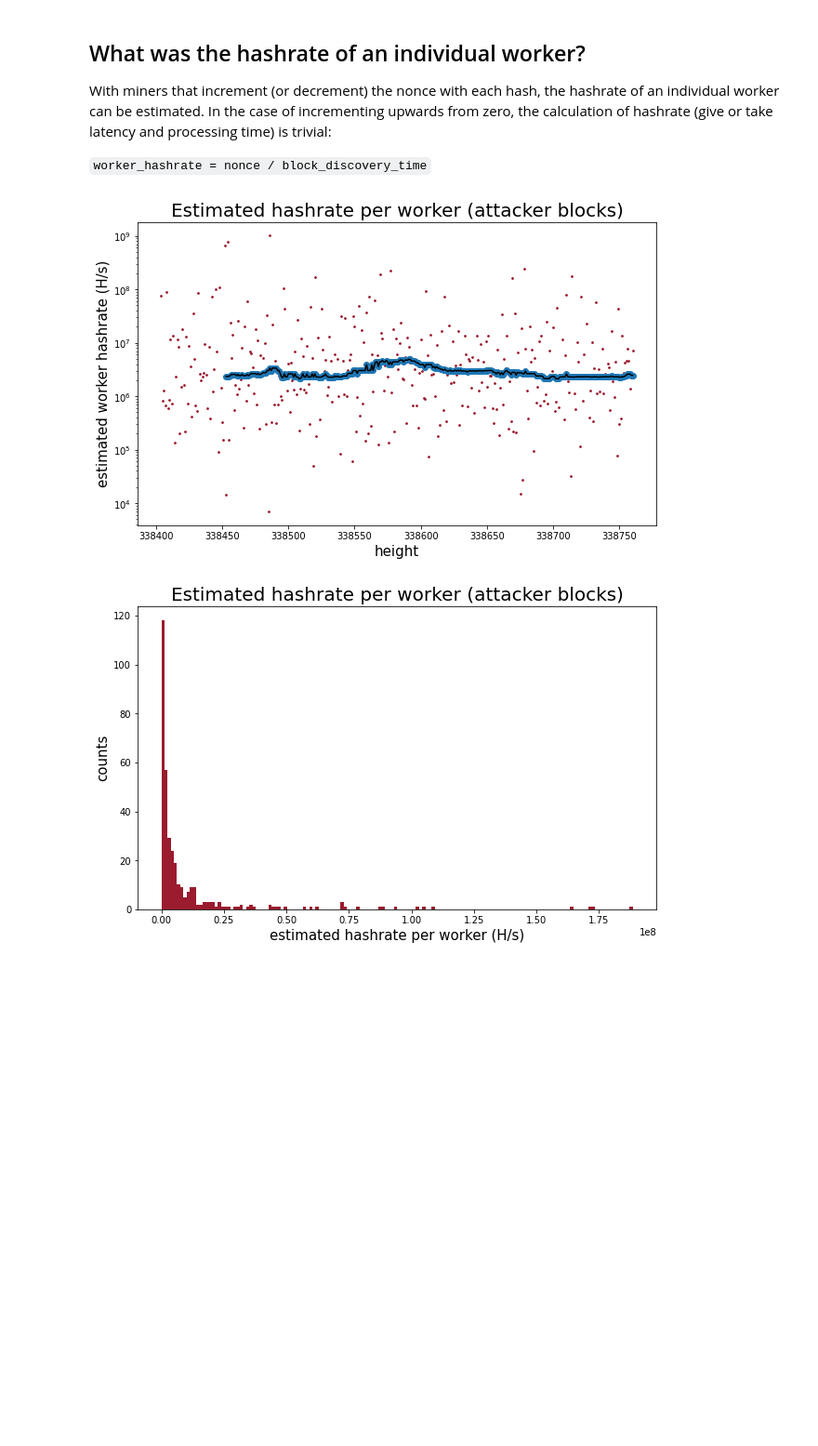
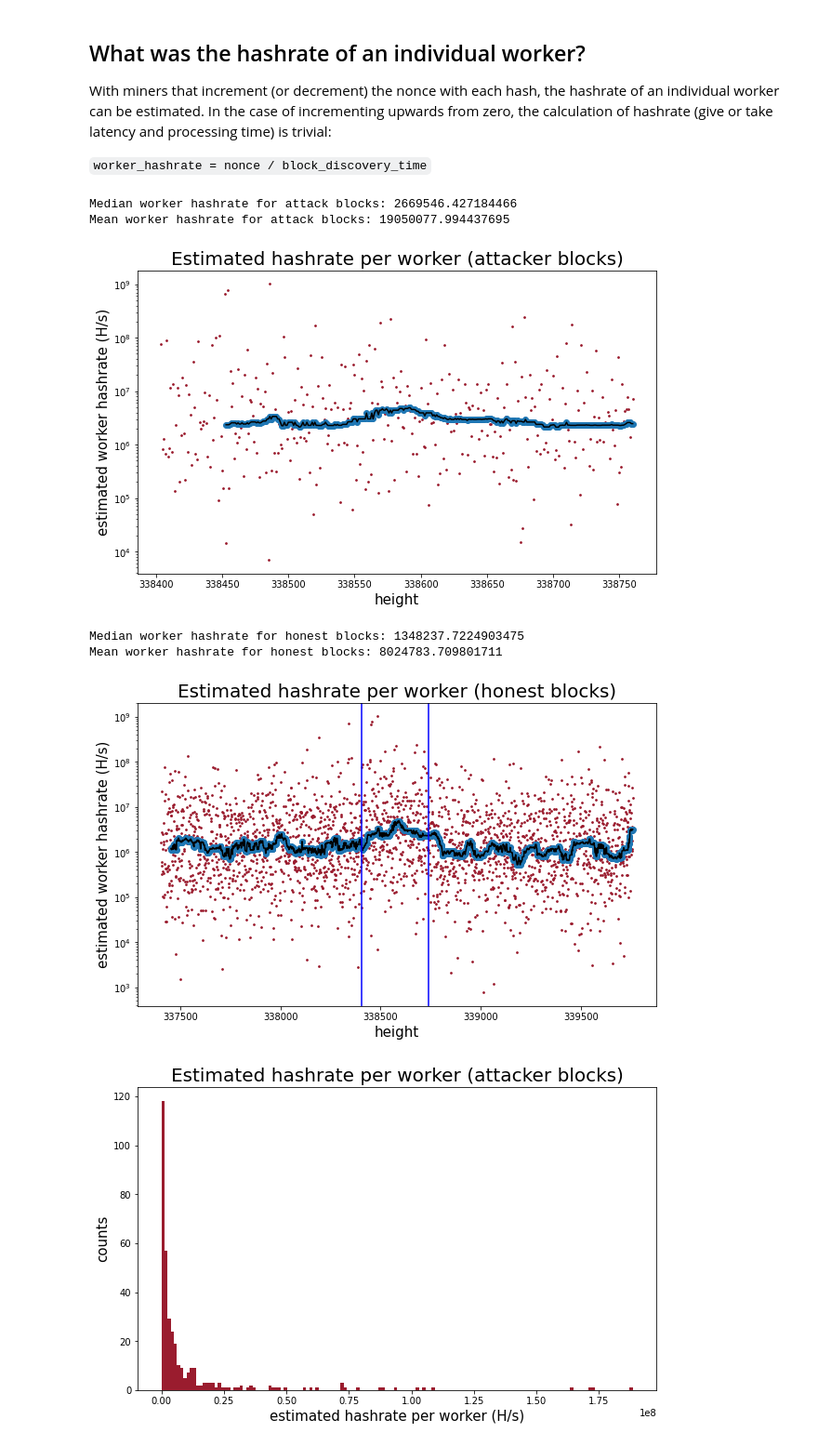
Before and after one commit to Mitchellpkt/firo-forensics, a Jupyter notebook: analysis/jupyter-python-firo-forensics.ipynb, the cells around one changed output. Shown at 93% size. Saved outputs shown, nothing was run; the diff lists cells and outputs as text; code cells hidden in the pictures; blank space fills up the shorter version.

Commit message:
adds rolling hashrate estimates over a wider window

```diff
--- a/analysis/jupyter-python-firo-forensics.ipynb
+++ b/analysis/jupyter-python-firo-forensics.ipynb
@@ -259,8 +259,31 @@ for height_index in range(len(attacker_heights)):
 attacker_blocks_df['discovery_time'] = attacker_blocks_df['time'].diff()
 attacker_blocks_df['estimated_hashes_per_sec'] = attacker_blocks_df['nonce']  / attacker_blocks_df['discovery_time']
 isli.scatter(attacker_blocks_df['height'][1::], attacker_blocks_df['estimated_hashes_per_sec'][1::], xlabel='height', ylabel='estimated worker hashrate (H/s)', markercolor=firo_red_array, figsize=(10,6), title='Estimated hashrate per worker (attacker blocks)', yscale='log', rollingMedianBinWidth=50);
+print('Median worker hashrate for attack blocks: ' + str(np.nanmedian(attacker_blocks_df['estimated_hashes_per_sec'])))
+print('Mean worker hashrate for attack blocks: ' + str(np.nanmean(attacker_blocks_df['estimated_hashes_per_sec'])))
 # %% [output]
+Median worker hashrate for attack blocks: 2669546.427184466
+Mean worker hashrate for attack blocks: 19050077.994437695
 [figure]
+# %%
+height_window_width = 1000
+honest_heights = list(set(range(338403-height_window_width, 338760+height_window_width)) - set(others_heights))
+honest_blocks_df = pd.DataFrame()
+for height_index in range(len(honest_heights)):
+    thisHeight = honest_heights[height_index]
+    honest_blocks_df = honest_blocks_df.append(active_blocks[active_blocks['height'] == thisHeight])
+honest_blocks_df['discovery_time'] = honest_blocks_df['time'].diff()
+honest_blocks_df['estimated_hashes_per_sec'] = honest_blocks_df['nonce']  / honest_blocks_df['discovery_time']
+isli.scatter(honest_blocks_df['height'][1::], honest_blocks_df['estimated_hashes_per_sec'][1::], xlabel='height', ylabel='estimated worker hashrate (H/s)', markercolor=firo_red_array, figsize=(10,6), title='Estimated hashrate per worker (honest blocks)', yscale='log', rollingMedianBinWidth=50)
+plt.axvline(x=first_attack_block, color='b')
+plt.axvline(x=last_attack_block, color='b');
+np.nanmedian(honest_blocks_df['estimated_hashes_per_sec'])
+print('Median worker hashrate for honest blocks: ' + str(np.nanmedian(honest_blocks_df['estimated_hashes_per_sec'])))
+print('Mean worker hashrate for honest blocks: ' + str(np.nanmean(honest_blocks_df['estimated_hashes_per_sec'])))
+# %% [output]
+Median worker hashrate for honest blocks: 1348237.7224903475
+Mean worker hashrate for honest blocks: 8024783.709801711
+[figure, added]
 # %%
 without_outliers_df = attacker_blocks_df[attacker_blocks_df['estimated_hashes_per_sec'] < 2e8]
 isli.hist(without_outliers_df['estimated_hashes_per_sec'][1::], xlabel='estimated hashrate per worker (H/s)', ylabel='counts',color=firo_red_array, figsize=(10,6), title='Estimated hashrate per worker (attacker blocks)');
```
